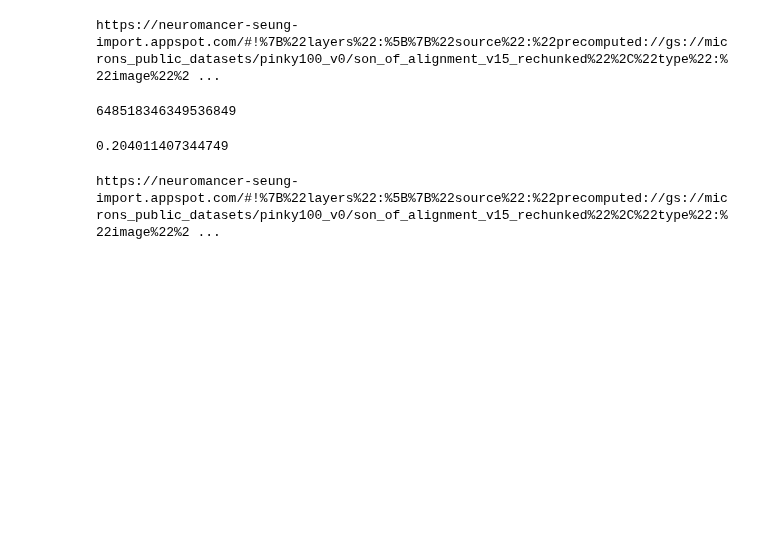
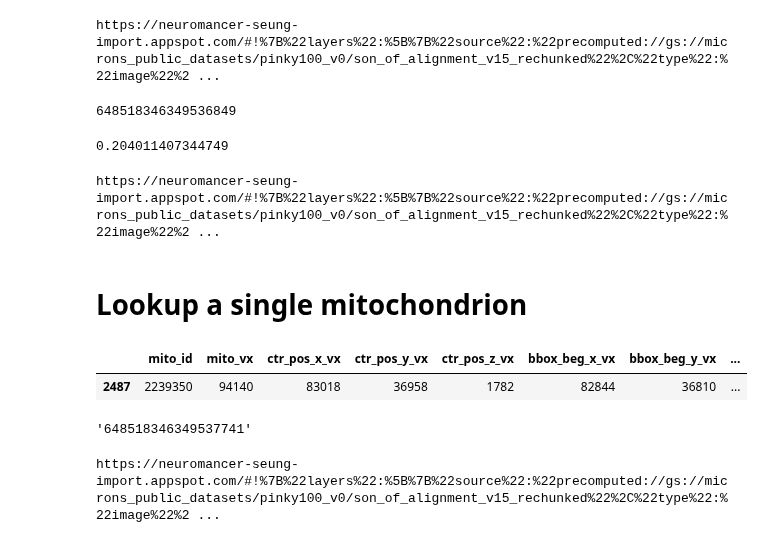
Before and after one commit to shandran/layer23-volume, a Jupyter notebook: mitochondria_analytics/neuroglancer_link_generator_mitochondria_visualization_version.ipynb, the cells around one changed output. Drawn from its saved outputs; the diff is of its cells as text; code cells hidden in the pictures; blank space fills up the shorter version.

```diff
--- a/mitochondria_analytics/neuroglancer_link_generator_mitochondria_visualization_version.ipynb
+++ b/mitochondria_analytics/neuroglancer_link_generator_mitochondria_visualization_version.ipynb
@@ -206,3 +204,21 @@ neuroglancerURL = baseURL + nglink_a + str(cellid_of_interest) + nglink_b + str(
 print(neuroglancerURL)
 # %% [output]
 https://neuromancer-seung-import.appspot.com/#!%7B%22layers%22:%5B%7B%22source%22:%22precomputed://gs://microns_public_datasets/pinky100_v0/son_of_alignment_v15_rechunked%22%2C%22type%22:%22image%22%2 ...
+# %% [markdown]
+# Lookup a single mitochondrion
+# %%
+# Enter mitochondrion id of interest
+
+mito_id_lookup = 2239350
+
+# interesting mitochondria
+# 866030
+# 2158731
+# 2360057
+# %%
+mito_id_query = cellswskelstats["mito_id"] == mito_id_lookup
+mito_id_query = cellswskelstats[mito_id_query]
+mito_id_query
+# %% [output]
+|  | mito_id | mito_vx | ctr_pos_x_vx | ctr_pos_y_vx | ctr_pos_z_vx | bbox_beg_x_vx | bbox_beg_y_vx | ... |
+| 2487 | 2239350 | 94140 | 83018 | 36958 | 1782 | 82844 | 36810 | ... |
@@ -208,0 +231,4 @@ https://neuromancer-seung-import.appspot.com/#!%7B%22layers%22:%5B%7B%22source%2
+# %%
+cellid_of_interest
+# %% [output]
+'648518346349537741'
@@ -208,0 +237,4 @@ https://neuromancer-seung-import.appspot.com/#!%7B%22layers%22:%5B%7B%22source%2
+# %%
+print(neuroglancerURL)
+# %% [output]
+https://neuromancer-seung-import.appspot.com/#!%7B%22layers%22:%5B%7B%22source%22:%22precomputed://gs://microns_public_datasets/pinky100_v0/son_of_alignment_v15_rechunked%22%2C%22type%22:%22image%22%2 ...
```
Also changed, not shown: parts of 6 cells of this notebook.
